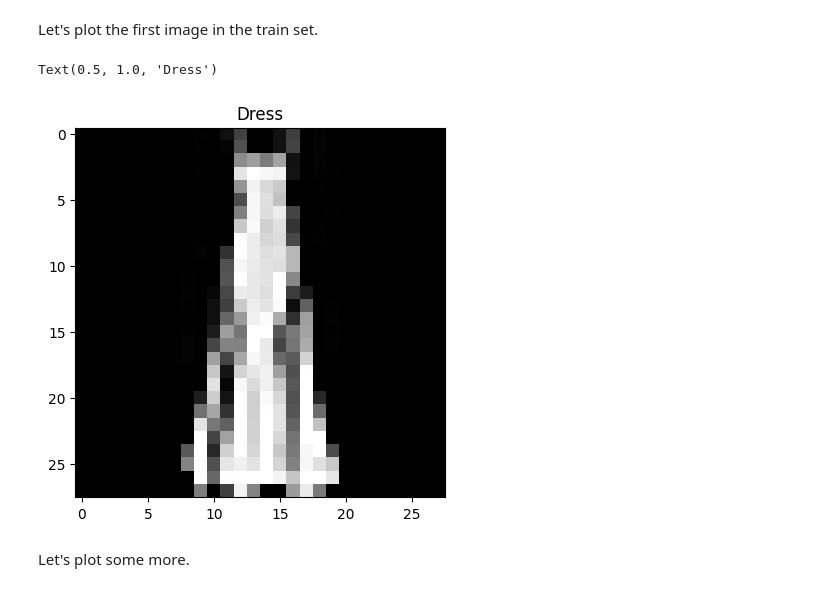
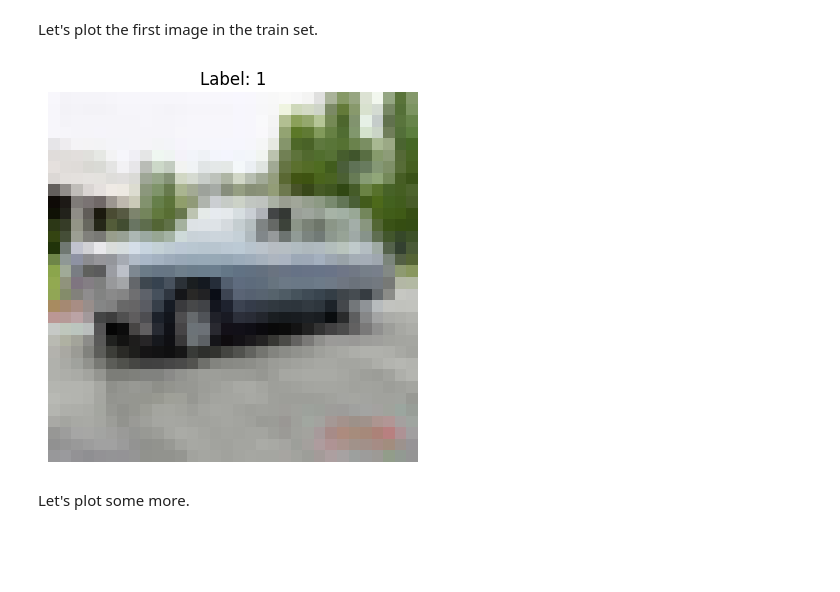
Before and after one commit to sdgroeve/D012554_Machine_Learning_2023, a Jupyter notebook: 03_image_classification_in_pytorch.ipynb, the cells around one changed output. Cells and saved outputs as stored; diff of their text form; code cells hidden in the pictures; blank space fills up the shorter version.

```diff
--- a/03_image_classification_in_pytorch.ipynb
+++ b/03_image_classification_in_pytorch.ipynb
@@ -86,3 +86,20 @@ test_data = datasets.FashionMNIST(
     download=True,
     transform=ToTensor()
 )
+# %%
+# train set
+train_data = datasets.CIFAR10(
+    root="data",
+    train=True, # get training data
+    download=True,
+    transform=ToTensor(), # images come as PIL format, we want to turn them into Torch tensors
+    target_transform=None
+)
+
+# test set
+test_data = datasets.CIFAR10(
+    root="data",
+    train=False, # get test data
+    download=True,
+    transform=ToTensor()
+)
@@ -111,7 +134,8 @@ class_names
 # %% [markdown]
 The following code splits the training data into a training data and validation data.
 # %%
-train_data, validation_data = torch.utils.data.random_split(train_data, [50000, 10000])
+#train_data, validation_data = torch.utils.data.random_split(train_data, [50000, 10000])
+train_data, validation_data = torch.utils.data.random_split(train_data, [40000, 10000])
 # %% [markdown]
 Let's take a look at the first image (data point) in the train set.
 # %%
@@ -152,15 +176,27 @@ Having `color_channels=1` means the image is grayscale.
 # %% [markdown]
 Let's plot the first image in the train set.
 # %%
-import matplotlib.pyplot as plt
+#import matplotlib.pyplot as plt
 
-image, label = train_data[0]
+#image, label = train_data[0]
 
-plt.imshow(image.squeeze(), cmap="gray")
-plt.title(class_names[label])
+#plt.imshow(image.squeeze(), cmap="gray")
+#plt.title(class_names[label])
-# %% [output]
-Text(0.5, 1.0, 'Dress')
-[figure, removed]
+# %%
+import matplotlib.pyplot as plt
+
+# Assuming train_data is your dataset
+image, label = train_data[1] # Get the first image and its label
+
+# Permute the tensor from [C, H, W] to [H, W, C]
+image = image.permute(1, 2, 0)
+
+plt.imshow(image)
+plt.title(f"Label: {label}")
+plt.axis('off') # Hide the axes
+plt.show()
+# %% [output]
+[figure, added]
 # %% [markdown]
 Let's plot some more.
 # %%
```
Also changed, not shown: parts of 16 cells of this notebook.
